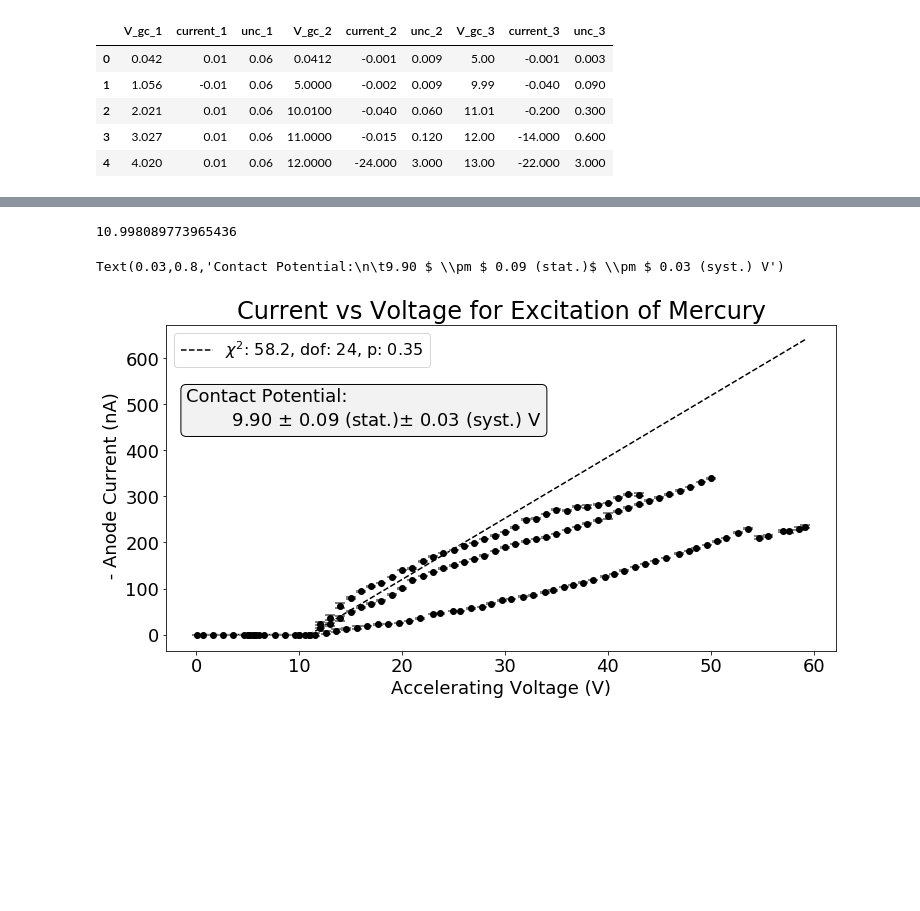
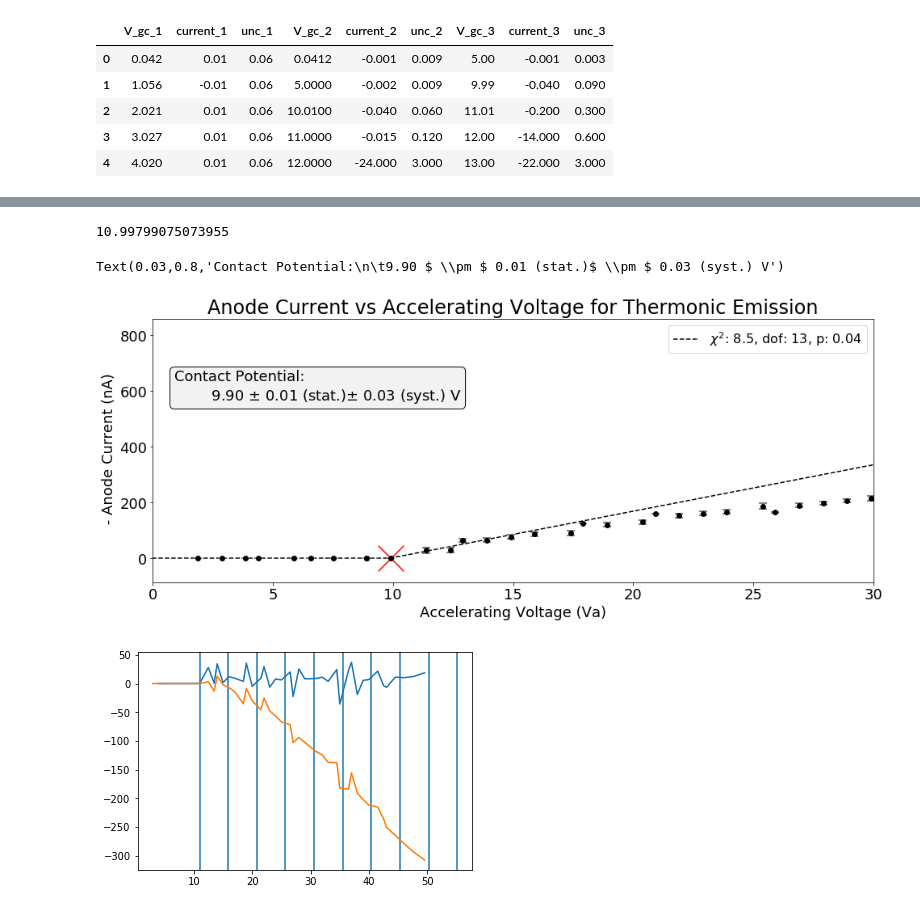
Before and after one commit to kal26/jlab, a Jupyter notebook: frank_hertz/frank_hertz_analysis.ipynb, the cells around one changed output, grey strips where cells are left out. Saved outputs shown, nothing was run; the diff lists cells and outputs as text; code cells hidden in the pictures; blank space fills up the shorter version.

```diff
--- a/frank_hertz/frank_hertz_analysis.ipynb
+++ b/frank_hertz/frank_hertz_analysis.ipynb
@@ -459,34 +602,42 @@ intercept one: 10.998089773965436 +- 0.09272739281681552
 # %%
-# make a pretty plot
+# make a pretty plot for contact potential
 
-fig, ax = plt.subplots(1, figsize=(12, 6))
+fig, ax = plt.subplots(1, figsize=(16, 6))
 
-log_volts = np.linspace(np.min(volts), np.max(ovolts), 100)
-log_corrected_fit = lines(log_volts, *popt)
-log_fit_label  = '$\chi ^2$: {:.1f}, dof: {}, p: {:.2f}'.format(orig_chi, len(volts)-len(popt), 0.3503)
+log_volts = np.linspace(0, 60, 100)
+log_corrected_fit = zero_line(log_volts, *popt)
+log_fit_label  = '$\chi ^2$: {:.1f}, dof: {}, p: {:.2f}'.format(orig_chi, len(volts)-len(popt), 0.0394)
 
-ax.plot(log_volts, log_corrected_fit, 'black', linestyle='--', label=log_fit_label)
+ax.plot(log_volts-1.1, log_corrected_fit, 'black', linestyle='--', label=log_fit_label)
 ax.legend(fontsize=16)
-ax.errorbar(excite['V_gc_1'],-excite['current_1'], yerr=excite['unc_1'], fmt='.', c='black', ecolor='grey', capsize=5, elinewidth=2, markeredgewidth=2, ms=10)
-ax.errorbar(excite['V_gc_2'],-excite['current_2'], yerr=excite['unc_2'], fmt='.', c='black', ecolor='grey', capsize=5, elinewidth=2, markeredgewidth=2, ms=10)
-ax.errorbar(excite['V_gc_3'],-excite['current_3'], yerr=excite['unc_3'], fmt='.', c='black', ecolor='grey', capsize=5, elinewidth=2, markeredgewidth=2, ms=10)
+ax.errorbar(volts_combined-1.1,currents_combined, yerr=unc_combined, fmt='.', c='black', ecolor='grey', capsize=5, elinewidth=2, markeredgewidth=2, ms=10)
+ax.scatter(intercept-1.1, popt[0]*intercept+popt[1] , marker='x', s=1000, c='r', linewidths=10)
 
-ax.set_title('Current vs Voltage for Excitation of Mercury')
-ax.set_xlabel('Accelerating Voltage (V)')
+ax.set_title('Anode Current vs Accelerating Voltage for Thermonic Emission')
+ax.set_xlabel('Accelerating Voltage (Va)')
 ax.set_ylabel(' - Anode Current (nA)')
 for item in ([ax.xaxis.label, ax.yaxis.label] + ax.get_xticklabels() + ax.get_yticklabels()):
         item.set_fontsize(18)
 ax.title.set_fontsize(24)
+ax.set_xlim(0, 30)
 
-
-intercept = (popt[3]-popt[1])/(popt[0]-popt[2])
 print(intercept)
 # .03 system from uncertainty in subtracting Vr
 ax.annotate('Contact Potential:\n\t{:.2f} '.format(intercept-1.1) + r'$ \pm $' + ' {:.2f} (stat.)'.format(dint)
             + r'$ \pm $' + ' {:.2f} (syst.) V'.format(.03),
             xy=(.03, .8), xycoords='axes fraction',
             size=18, ha='left', va='top', bbox=bbox)
 # %% [output]
-10.998089773965436
+10.99799075073955
-Text(0.03,0.8,'Contact Potential:\n\t9.90 $ \\pm $ 0.09 (stat.)$ \\pm $ 0.03 (syst.) V')
+Text(0.03,0.8,'Contact Potential:\n\t9.90 $ \\pm $ 0.01 (stat.)$ \\pm $ 0.03 (syst.) V')
-[figure, old version]
+[figure, new version]
+# %%
+# look at the point to point difference?
+# fit a log?
+for x in [4.9*i + 11 for i in range(10)]:
+    plt.axvline(x=x)
+plt.plot(volts_combined[1:], currents_combined[1:] - currents_combined[:-1])
+plt.plot(volts_combined, currents_combined-zero_line(volts_combined, *popt))
+plt.show()
+# %% [output]
+[figure, added]
```
Also changed, not shown: parts of 25 cells of this notebook.
